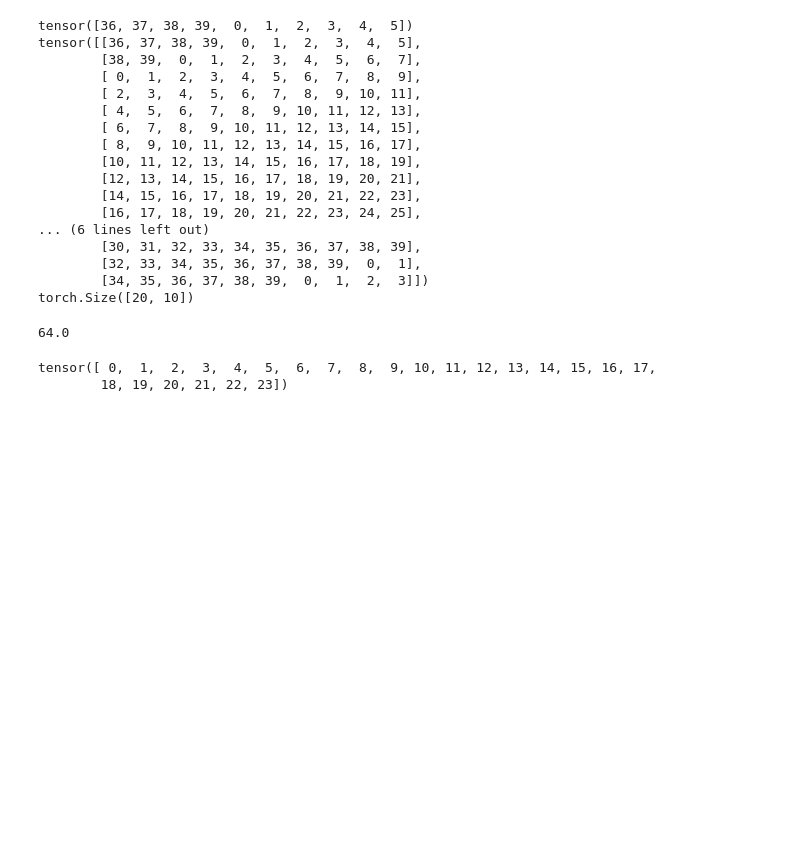
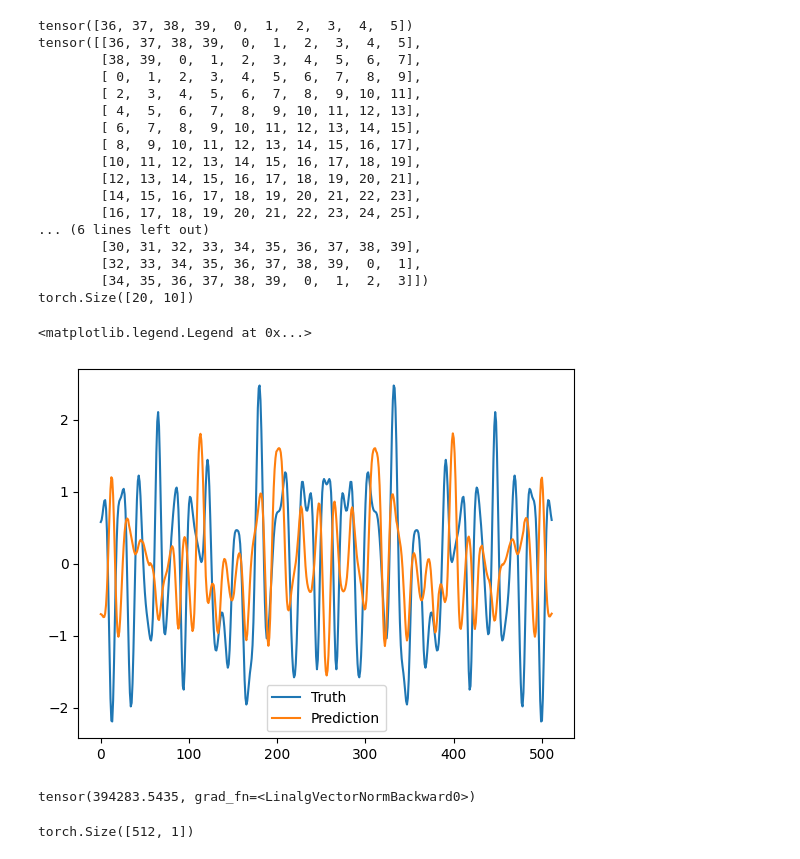
Before and after one commit to pinakm9/DeepRFM, a Jupyter notebook: notebooks/test.ipynb, the cells around one changed output. Cells and saved outputs as stored; diff of their text form; code cells hidden in the pictures; blank space fills up the shorter version.

```diff
--- a/notebooks/test.ipynb
+++ b/notebooks/test.ipynb
@@ -257,11 +278,18 @@ tensor([[36, 37, 38, 39,  0,  1,  2,  3,  4,  5],
         [34, 35, 36, 37, 38, 39,  0,  1,  2,  3]])
 torch.Size([20, 10])
 # %%
-512/8
+D, l, t = 512, 1, 70
+plt.plot(range(D), Vo[0, :, t], label="Truth")
+plt.plot(range(D), eval[:, t], label="Prediction")
+plt.legend()
 # %% [output]
-64.0
+<matplotlib.legend.Legend at 0x...>
+[figure, added]
 # %%
-(idx + 8) % 512
+torch.linalg.norm(batch.drf.net.outer[0].weight)
 # %% [output]
-tensor([ 0,  1,  2,  3,  4,  5,  6,  7,  8,  9, 10, 11, 12, 13, 14, 15, 16, 17,
-        18, 19, 20, 21, 22, 23])
+tensor(394283.5435, grad_fn=<LinalgVectorNormBackward0>)
+# %%
+std[:, None].shape
+# %% [output]
+torch.Size([512, 1])
```
Also changed, not shown: parts of 10 cells of this notebook, 10 other files.
